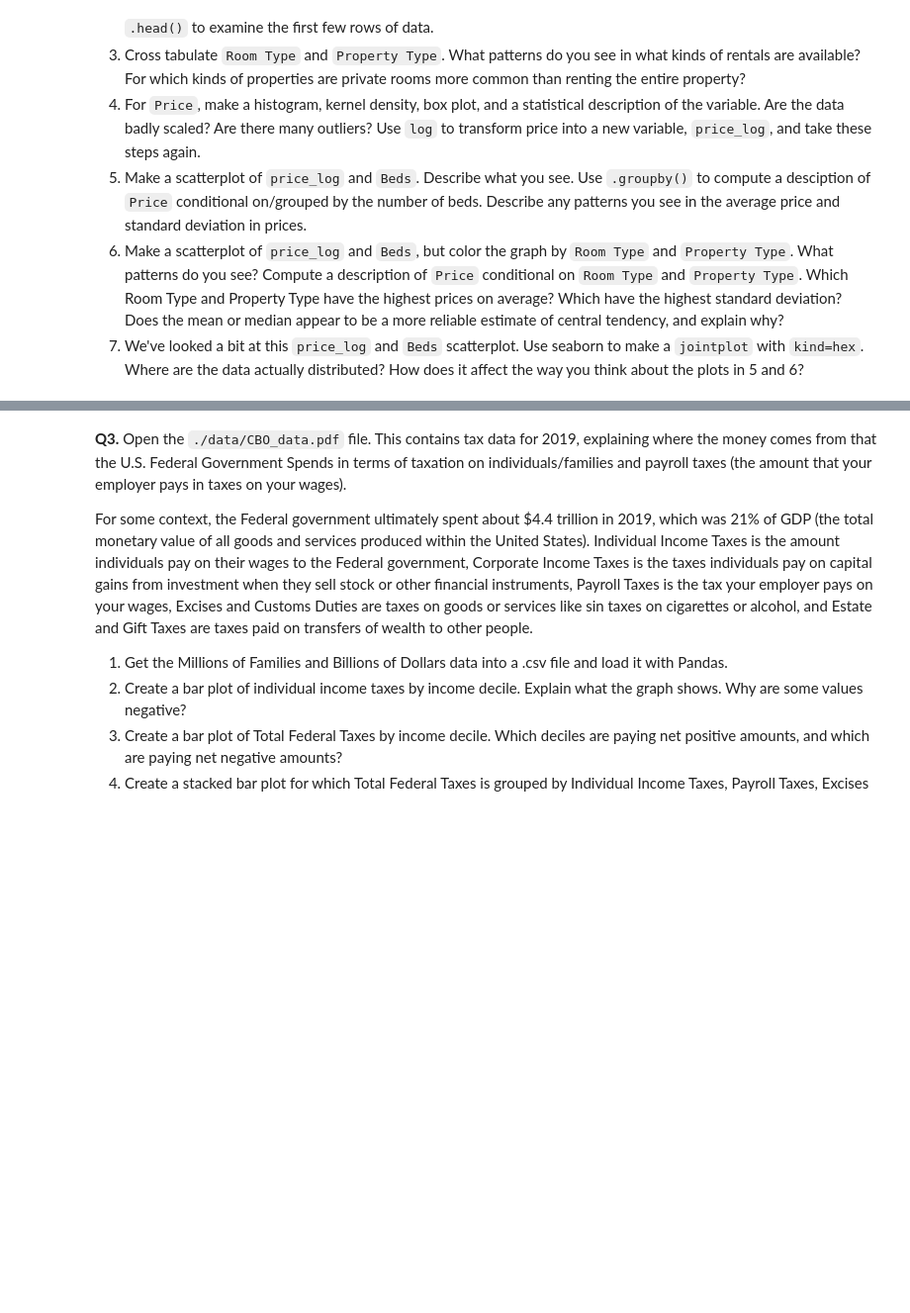
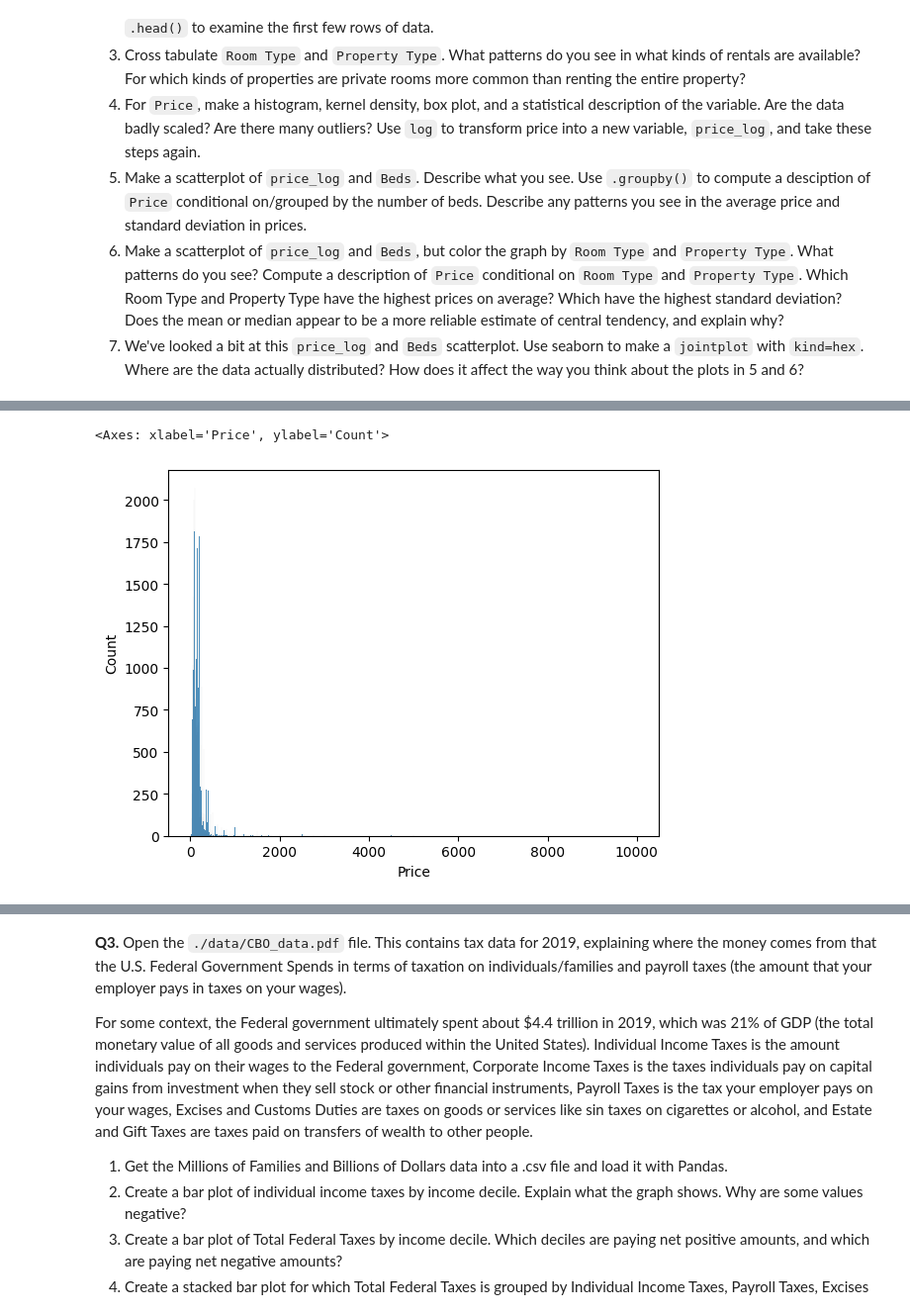
Before and after one commit to annacfisher/visualization, a Jupyter notebook: assignment/assignment.ipynb, the cells around one changed output, grey strips where cells are left out. Shown at 99% size. Drawn from its saved outputs; the diff is of its cells as text; code cells hidden in the pictures; blank space fills up the shorter version.

```diff
--- a/assignment/assignment.ipynb
+++ b/assignment/assignment.ipynb
@@ -228,3 +228,5 @@ sns.scatterplot(data=df, y='grad_100_value',x="aid_value",hue="level")
   5. Make a scatterplot of `price_log` and `Beds`. Describe what you see. Use `.groupby()` to compute a desciption of `Price` conditional on/grouped by the number of beds. Describe any patterns you see in the average price and standard deviation in prices.
   6. Make a scatterplot of `price_log` and `Beds`, but color the graph by `Room Type` and `Property Type`. What patterns do you see? Compute a description of `Price` conditional on `Room Type` and `Property Type`. Which Room Type and Property Type have the highest prices on average? Which have the highest standard deviation? Does the mean or median appear to be a more reliable estimate of central tendency, and explain why?
   7. We've looked a bit at this `price_log` and `Beds` scatterplot. Use seaborn to make a `jointplot` with `kind=hex`. Where are the data actually distributed? How does it affect the way you think about the plots in 5 and 6?
+# %%
+adf = pd.read_csv("/content/visualization/assignment/data/airbnb_hw.csv")
@@ -230,0 +284,15 @@ sns.scatterplot(data=df, y='grad_100_value',x="aid_value",hue="level")
+# %%
+#cleaning price var (from wrangling hw)
+var = "Price"
+
+#get rid of commas
+adf[var] = adf[var].str.replace(',',"")
+adf[var] = pd.to_numeric(adf[var], errors='coerce')
+# %%
+#4
+
+var = "Price"
+sns.histplot(data=adf,x=var)
+# %% [output]
+<Axes: xlabel='Price', ylabel='Count'>
+[figure, added]
```
Also changed, not shown: parts of 22 cells of this notebook.
